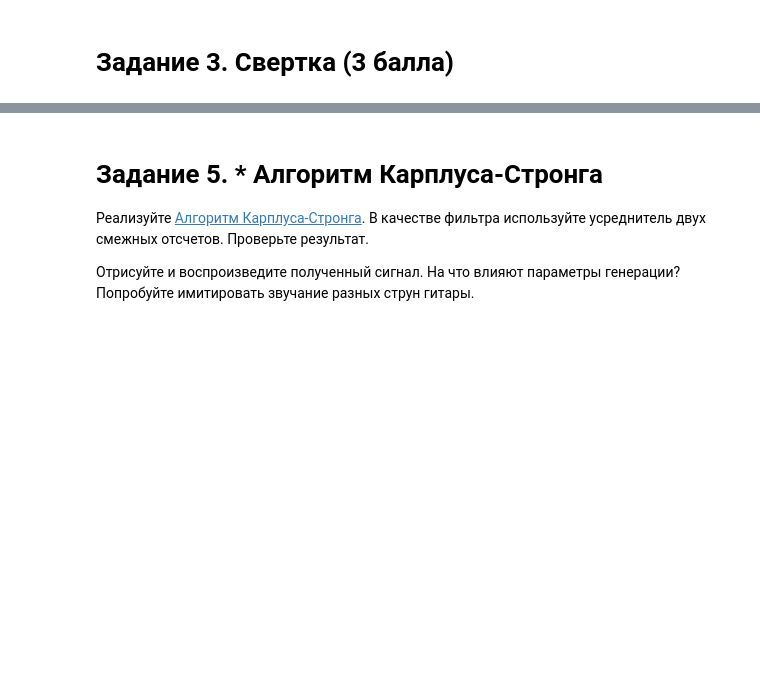
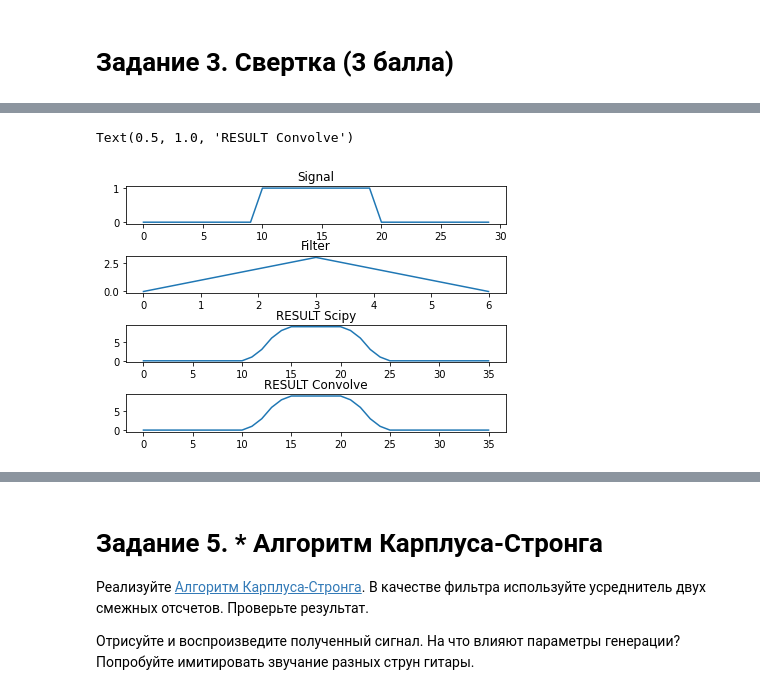
Before and after one commit to PhilippShemetov/DSP, a Jupyter notebook: lab1.ipynb, the cells around one changed output, grey strips where cells are left out. Drawn from its saved outputs; the diff is of its cells as text; code cells hidden in the pictures; blank space fills up the shorter version.

```diff
--- a/lab1.ipynb
+++ b/lab1.ipynb
@@ -169,3 +179,16 @@ def convolve(in1, in2):
+# %%
+def convolve(in1, in2):
+    T = len(in1) + len(in2)
+    in2_len = len(in2)
+    in2 = np.append(in2, np.zeros(len(in1), dtype='int'), 0)
+    in1 = np.append(in1, np.zeros(in2_len, dtype='int'), 0)
+    y = []
+    for i in range(T - 1):
+        sum = 0
+        for j in range(i):
+            sum += in1[i - j] * in2[j]
+        y.append(sum)
+    return y
 # %%
 def test_convolve(a, b, print_debug=False):
     my_result = convolve(a, b)
@@ -184,2 +204,18 @@ b = np.array([0,1,2,3,2,1,0])
+# %%
+# Нарисуйте результат свертки a и b
+# YOUR CODE HERE)
+fig, ax = plt.subplots(4)
+fig.tight_layout()
+ax[0].plot(np.arange(30),a)
+ax[0].set_title("Signal")
+ax[1].plot(np.arange(len(b)),b)
+ax[1].set_title("Filter")
+ax[2].plot(np.arange(len(signal.convolve(a,b))),signal.convolve(a,b))
+ax[2].set_title("RESULT Scipy")
+ax[3].plot(np.arange(len(convolve(a,b))),convolve(a,b))
+ax[3].set_title("RESULT Convolve")
+# %% [output]
+Text(0.5, 1.0, 'RESULT Convolve')
+[figure, added]
 # %%
 test_convolve(a, b, print_debug=False)
```
Also changed, not shown: parts of 23 cells of this notebook.
